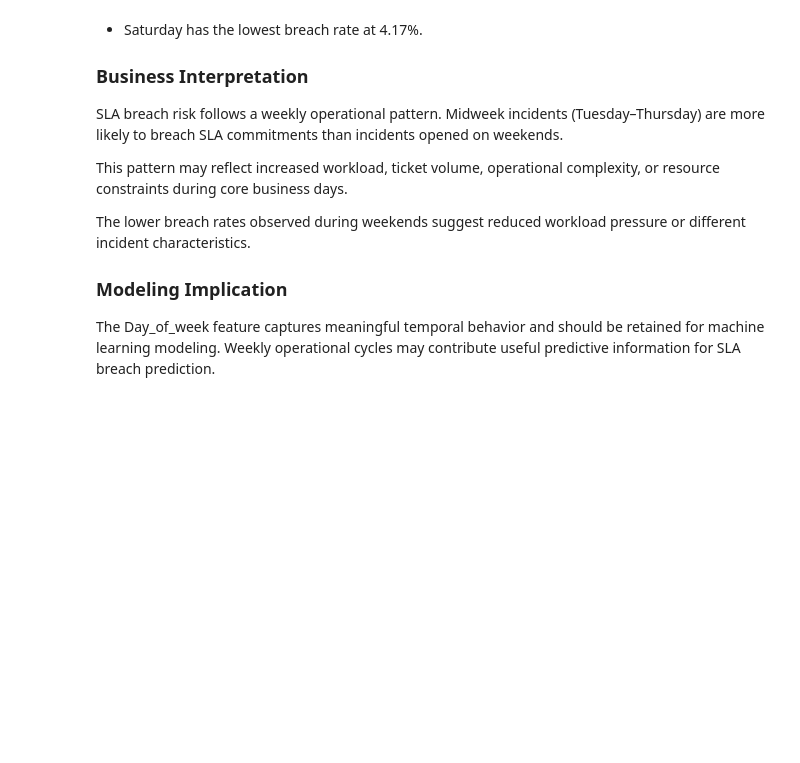
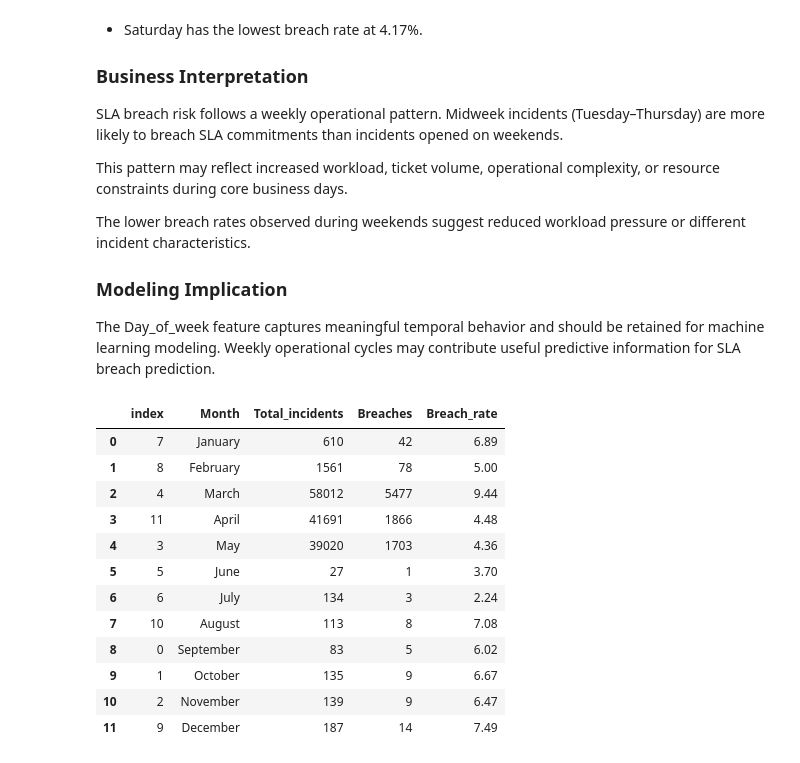
Before and after one commit to pinnusaikiran/AI-incident-intelligence-platform, a Jupyter notebook: notebooks/eda/03_eda_visualization.ipynb, the cells around one changed output. Saved outputs shown, nothing was run; the diff lists cells and outputs as text; code cells hidden in the pictures; blank space fills up the shorter version.

```diff
--- a/notebooks/eda/03_eda_visualization.ipynb
+++ b/notebooks/eda/03_eda_visualization.ipynb
@@ -596,3 +601,43 @@ The lower breach rates observed during weekends suggest reduced workload pressur
 ### Modeling Implication
 
 The Day_of_week feature captures meaningful temporal behavior and should be retained for machine learning modeling. Weekly operational cycles may contribute useful predictive information for SLA breach prediction.
+# %%
+%store -r opened_at_details_month
+visual_opened_at_details_month=opened_at_details_month.sort_values(by='Month',ascending=False).reset_index()
+month_order = [
+    'January',
+    'February',
+    'March',
+    'April',
+    'May',
+    'June',
+    'July',
+    'August',
+    'September',
+    'October',
+    'November',
+    'December'
+]
+
+visual_opened_at_details_month['Month'] = pd.Categorical(
+    visual_opened_at_details_month['Month'],
+    categories=month_order,
+    ordered=True
+)
+
+visual_opened_at_details_month=visual_opened_at_details_month.sort_values(by='Month').reset_index()
+visual_opened_at_details_month
+# %% [output]
+|  | index | Month | Total_incidents | Breaches | Breach_rate |
+| 0 | 7 | January | 610 | 42 | 6.89 |
+| 1 | 8 | February | 1561 | 78 | 5.00 |
+| 2 | 4 | March | 58012 | 5477 | 9.44 |
+| 3 | 11 | April | 41691 | 1866 | 4.48 |
+| 4 | 3 | May | 39020 | 1703 | 4.36 |
+| 5 | 5 | June | 27 | 1 | 3.70 |
+| 6 | 6 | July | 134 | 3 | 2.24 |
+| 7 | 10 | August | 113 | 8 | 7.08 |
+| 8 | 0 | September | 83 | 5 | 6.02 |
+| 9 | 1 | October | 135 | 9 | 6.67 |
+| 10 | 2 | November | 139 | 9 | 6.47 |
+| 11 | 9 | December | 187 | 14 | 7.49 |
```
Also changed, not shown: parts of 7 cells of this notebook, 4 other files.
